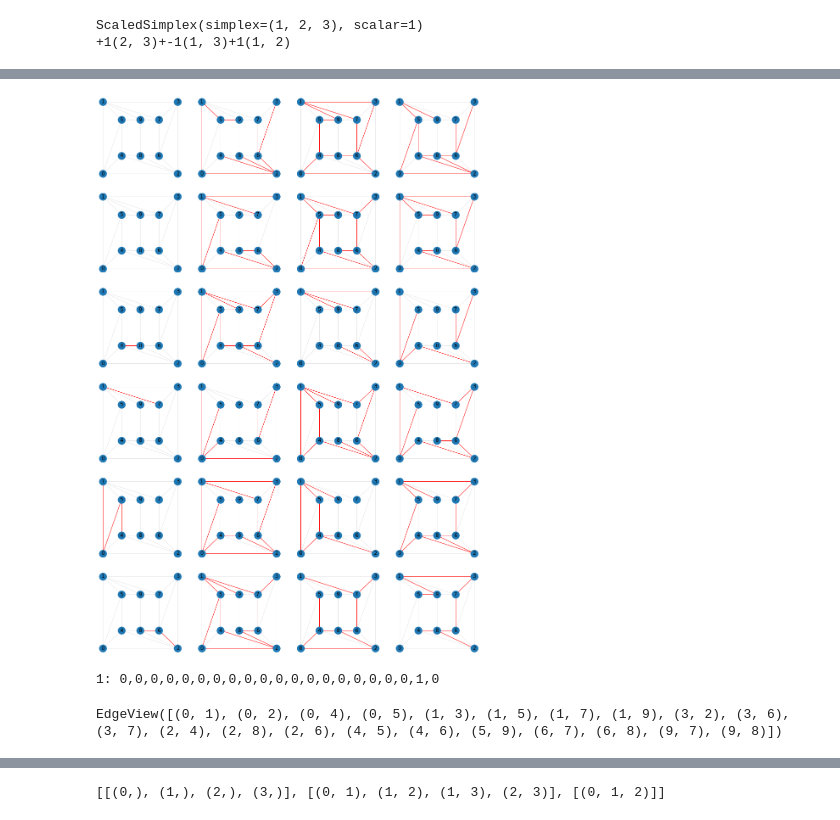
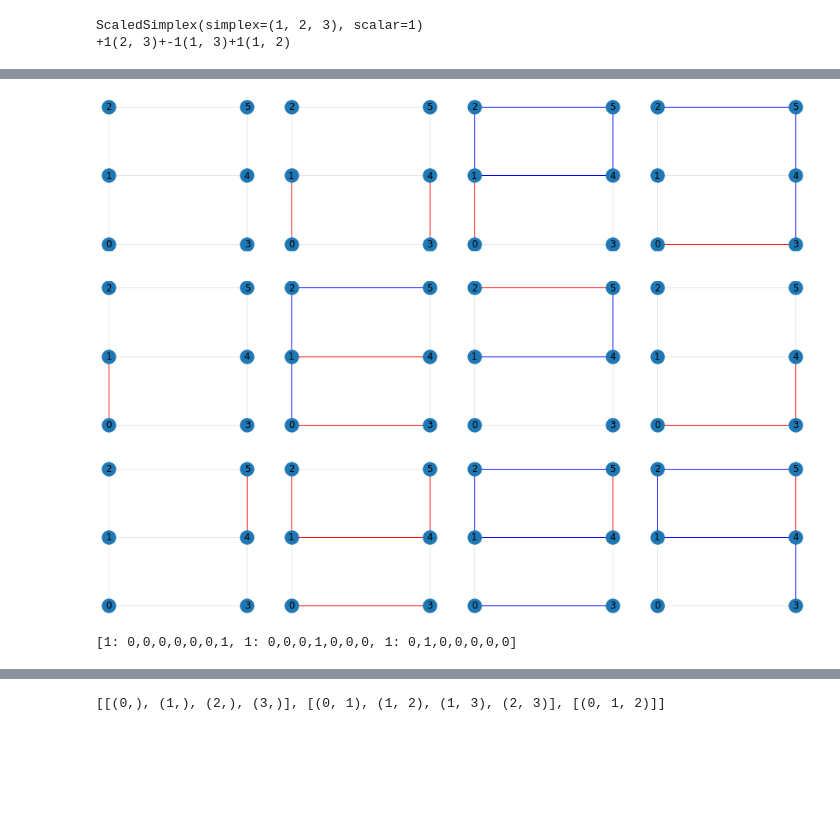
Before and after one commit to scotthellman/topology-notebooks, a Jupyter notebook: cohomology.ipynb, the cells around one changed output, grey strips where cells are left out. Saved outputs shown, nothing was run; the diff lists cells and outputs as text; code cells hidden in the pictures; blank space fills up the shorter version.

Commit message:
cohomology is correctly computed, also much slower now

```diff
--- a/cohomology.ipynb
+++ b/cohomology.ipynb
@@ -267,7 +267,6 @@ class CochainGroup:
                 for g in generated:
                     linear_combinations.add(element+g)
             generated |= new_elements | linear_combinations
-        print("We ended up with these cocycle generators", generators)
 
         return generators
 
@@ -277,18 +276,25 @@ class CochainGroup:
 
     def build_cohomology(self):
         self.cohomology_groups = {self.zero: {self.zero}}
-        print("while building cohomology, we have these as coboundaries")
-        print(self.coboundaries)
+
+        claimed_coboundaries = set() # TODO: i don't understand why i need this
+        # what i think is happening is that linearly independent cocycles are becoming
+        # dependent after the quotient
+        # but what i don't understand is why the boundary difference check can't catch them
+
         for generator in self.cocycle_generators:
-            print("Looking at", generator)
+            if generator in claimed_coboundaries:
+                continue
             for representative, group in self.cohomology_groups.items():
                 if generator.is_homologous_to(representative, self.coboundaries):
-                    print("we think", generator, "is homologous with", representative)
                     group.add(generator)
                     break
             else:
                 self.cohomology_groups[generator] = {generator}
-        print("We ended up with these cohomology generators", list(self.cohomology_groups.keys()))
+                new_claims = self.retrieve_homologous_cocycles(generator)
+                for claim in new_claims:
+                    claimed_coboundaries |= {claim+co for co in claimed_coboundaries}
+                claimed_coboundaries |=  new_claims
 
 
 class CochainComplex:
@@ -492,53 +456,23 @@ Looking at 2: 0,1,0,0,0,0,0,0
 # %%
 double_annulus_points = np.array([
     [0, 0],
-    [0, 4],
-    [4, 0],
-    [4, 4],
+    [0, 1],
+    [0, 2],
+    [1, 0],
     [1, 1],
-    [1, 3],
-    [3, 1],
-    [3, 3],
-    [2, 1],
-    [2, 3]
+    [1, 2]
 ])
 
 double_annulus_edges = [
     (0, 1),
-    (1, 3),
-    (0, 2),
-    (2, 3),
+    (1, 2),
+    (0, 3),
+    (3, 4),
     (4, 5),
-    (4, 6),
-    (5, 9),
-    (6, 7),
-    (0, 4),
-    (0, 5),
-    (1, 5),
-    (1, 7),
-    (2, 4),
-    (2, 8),
-    (3, 6),
-    (3, 7),
-    (6, 8),
-    (7, 9),
-    (2, 6),
-    (8, 9),
-    (1, 9)
+    (2, 5),
+    (1, 4)
 ]
 
-simplices = [
-    (0, 4, 5),
-    (0, 1, 5),
-    (1, 7, 9),
-    (1, 5, 9),
-    (1, 3, 7),
-    (3, 6, 7),
-    (2, 3, 6),
-    (2, 6, 8),
-    (2, 4, 8),
-    (0, 2, 4)
-]
-cplx = SimplicialComplex([faces(double_annulus_edges), double_annulus_edges, simplices], double_annulus_points, CyclicGroup(2))
+cplx = SimplicialComplex([faces(double_annulus_edges), double_annulus_edges], double_annulus_points, CyclicGroup(3))
 cplx.draw_cohomology_generators()
 # %% [output]
@@ -586,11 +491,8 @@ Looking at 2: 0,0,1,0,0,0,0,0,0,0
-[figure, old version]
+[figure, new version]
 # %%
-foo = list(cplx.cochain_complex.cochain_groups[1].cohomology_groups.keys())[1]
-foo
+gens = list(cplx.cochain_complex.cochain_groups[1].cohomology_groups.keys())[1:]
-# %% [output]
-1: 0,0,0,0,0,0,0,0,0,0,0,0,0,0,0,0,0,0,0,1,0
 # %%
-cplx.graph.edges
+gens
 # %% [output]
-EdgeView([(0, 1), (0, 2), (0, 4), (0, 5), (1, 3), (1, 5), (1, 7), (1, 9), (3, 2), (3, 6), (3, 7), (2, 4), (2, 8), (2, 6), (4, 5), (4, 6), (5, 9), (6, 7), (6, 8), (9, 7), (9, 8)])
+[1: 0,0,0,0,0,0,1, 1: 0,0,0,1,0,0,0, 1: 0,1,0,0,0,0,0]
 # %%
```
Also changed, not shown: parts of 5 cells of this notebook.
